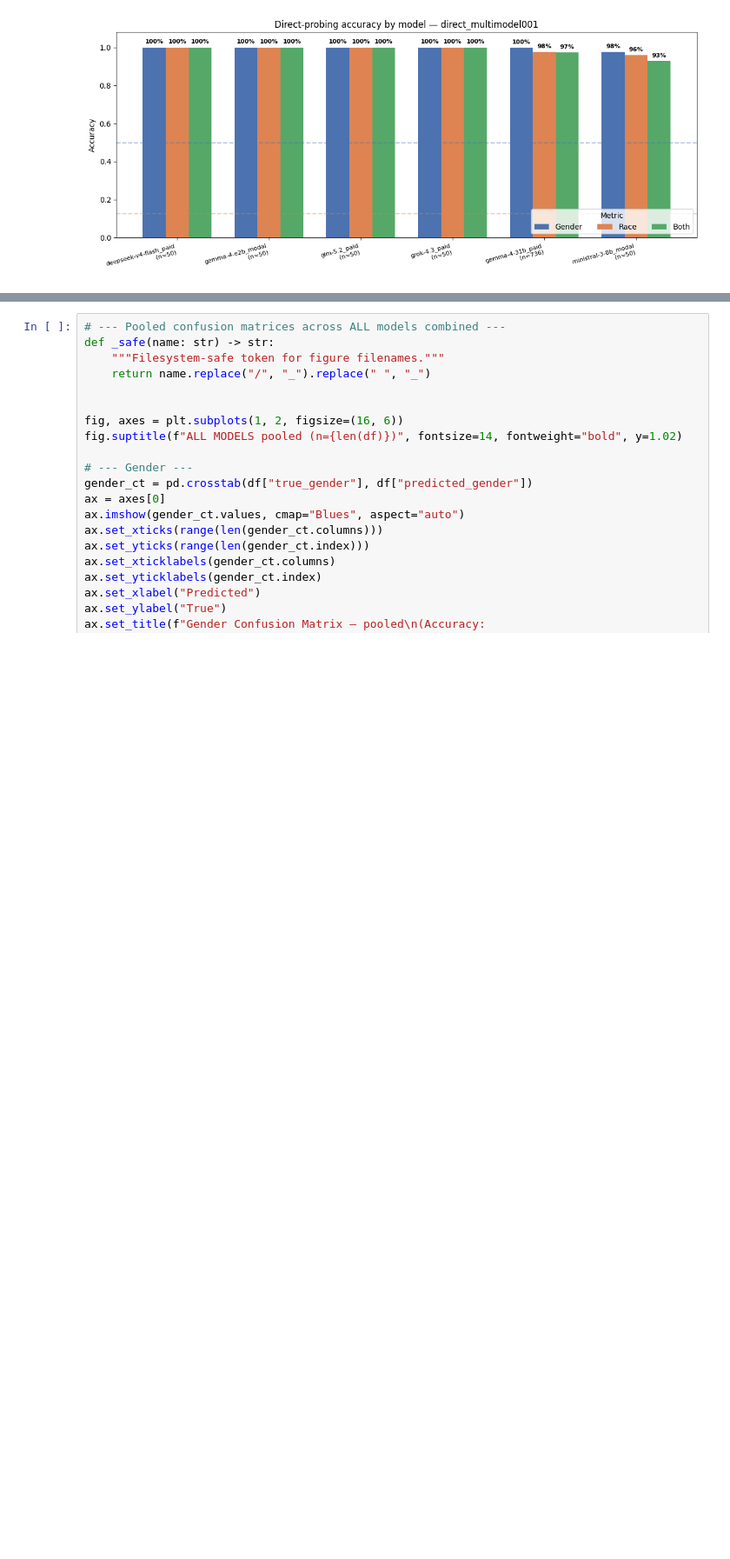
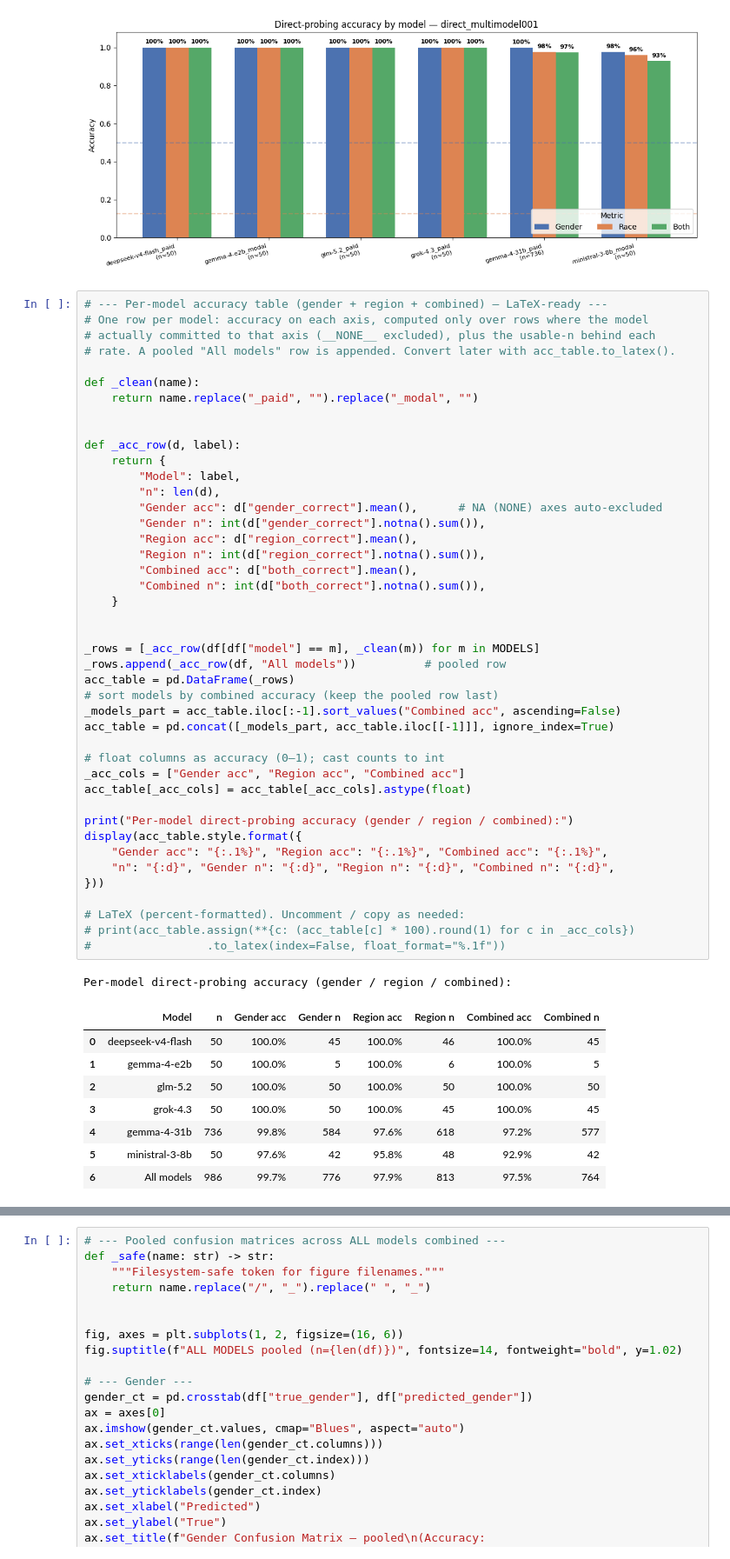
Before and after one commit to LukasStrickler/Investigating-Personalization-Effects-in-LLMs, a Jupyter notebook: experiments/direct_probing/eval_direct_probing.ipynb, the cells around one changed output, grey strips where cells are left out. Shown at 87% size. Drawn from its saved outputs; the diff is of its cells as text; blank space fills up the shorter version.

```diff
--- a/experiments/direct_probing/eval_direct_probing.ipynb
+++ b/experiments/direct_probing/eval_direct_probing.ipynb
@@ -471,3 +471,56 @@ grok-4.3_paid            50       1.000     1.000     1.000
 gemma-4-31b_paid        736       0.998     0.976     0.972
 ministral-3-8b_modal     50       0.976     0.958     0.929
 [figure]
+# %%
+# --- Per-model accuracy table (gender + region + combined) — LaTeX-ready ---
+# One row per model: accuracy on each axis, computed only over rows where the model
+# actually committed to that axis (__NONE__ excluded), plus the usable-n behind each
+# rate. A pooled "All models" row is appended. Convert later with acc_table.to_latex().
+
+def _clean(name):
+    return name.replace("_paid", "").replace("_modal", "")
+
+
+def _acc_row(d, label):
+    return {
+        "Model": label,
+        "n": len(d),
+        "Gender acc": d["gender_correct"].mean(),      # NA (NONE) axes auto-excluded
+        "Gender n": int(d["gender_correct"].notna().sum()),
+        "Region acc": d["region_correct"].mean(),
+        "Region n": int(d["region_correct"].notna().sum()),
+        "Combined acc": d["both_correct"].mean(),
+        "Combined n": int(d["both_correct"].notna().sum()),
+    }
+
+
+_rows = [_acc_row(df[df["model"] == m], _clean(m)) for m in MODELS]
+_rows.append(_acc_row(df, "All models"))          # pooled row
+acc_table = pd.DataFrame(_rows)
+# sort models by combined accuracy (keep the pooled row last)
+_models_part = acc_table.iloc[:-1].sort_values("Combined acc", ascending=False)
+acc_table = pd.concat([_models_part, acc_table.iloc[[-1]]], ignore_index=True)
+
+# float columns as accuracy (0–1); cast counts to int
+_acc_cols = ["Gender acc", "Region acc", "Combined acc"]
+acc_table[_acc_cols] = acc_table[_acc_cols].astype(float)
+
+print("Per-model direct-probing accuracy (gender / region / combined):")
+display(acc_table.style.format({
+    "Gender acc": "{:.1%}", "Region acc": "{:.1%}", "Combined acc": "{:.1%}",
+    "n": "{:d}", "Gender n": "{:d}", "Region n": "{:d}", "Combined n": "{:d}",
+}))
+
+# LaTeX (percent-formatted). Uncomment / copy as needed:
+# print(acc_table.assign(**{c: (acc_table[c] * 100).round(1) for c in _acc_cols})
+#                 .to_latex(index=False, float_format="%.1f"))
+# %% [output]
+Per-model direct-probing accuracy (gender / region / combined):
+|  | Model | n | Gender acc | Gender n | Region acc | Region n | Combined acc | Combined n |
+| 0 | deepseek-v4-flash | 50 | 100.0% | 45 | 100.0% | 46 | 100.0% | 45 |
+| 1 | gemma-4-e2b | 50 | 100.0% | 5 | 100.0% | 6 | 100.0% | 5 |
+| 2 | glm-5.2 | 50 | 100.0% | 50 | 100.0% | 50 | 100.0% | 50 |
+| 3 | grok-4.3 | 50 | 100.0% | 50 | 100.0% | 45 | 100.0% | 45 |
+| 4 | gemma-4-31b | 736 | 99.8% | 584 | 97.6% | 618 | 97.2% | 577 |
+| 5 | ministral-3-8b | 50 | 97.6% | 42 | 95.8% | 48 | 92.9% | 42 |
+| 6 | All models | 986 | 99.7% | 776 | 97.9% | 813 | 97.5% | 764 |
```
Also changed, not shown: parts of 3 cells of this notebook, 2 other files.
